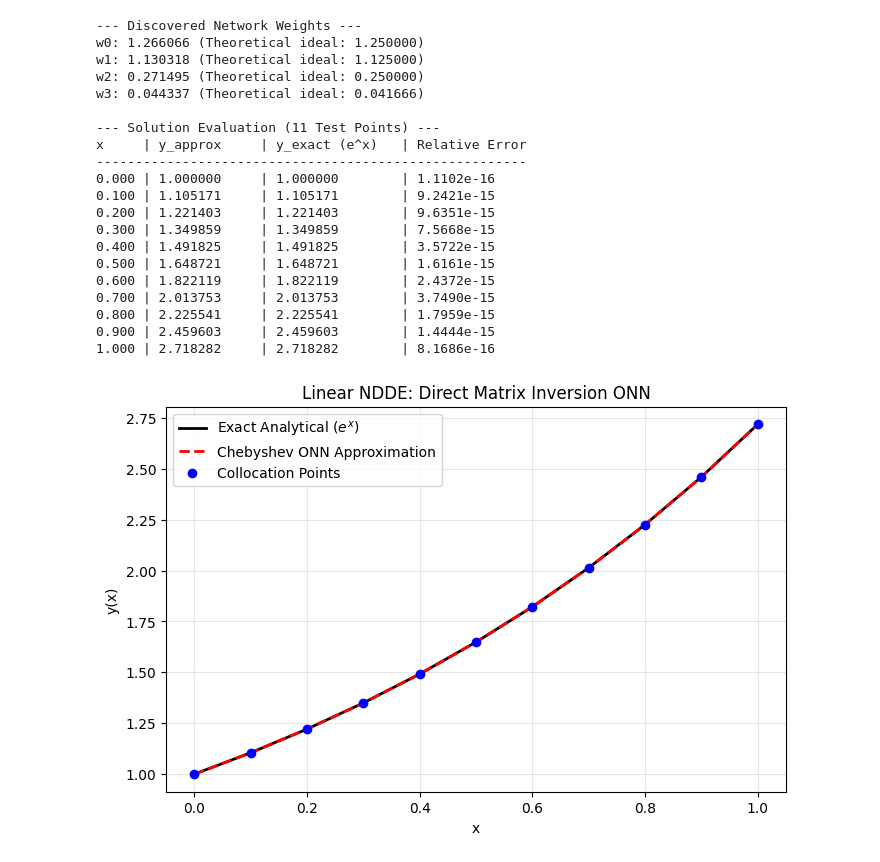
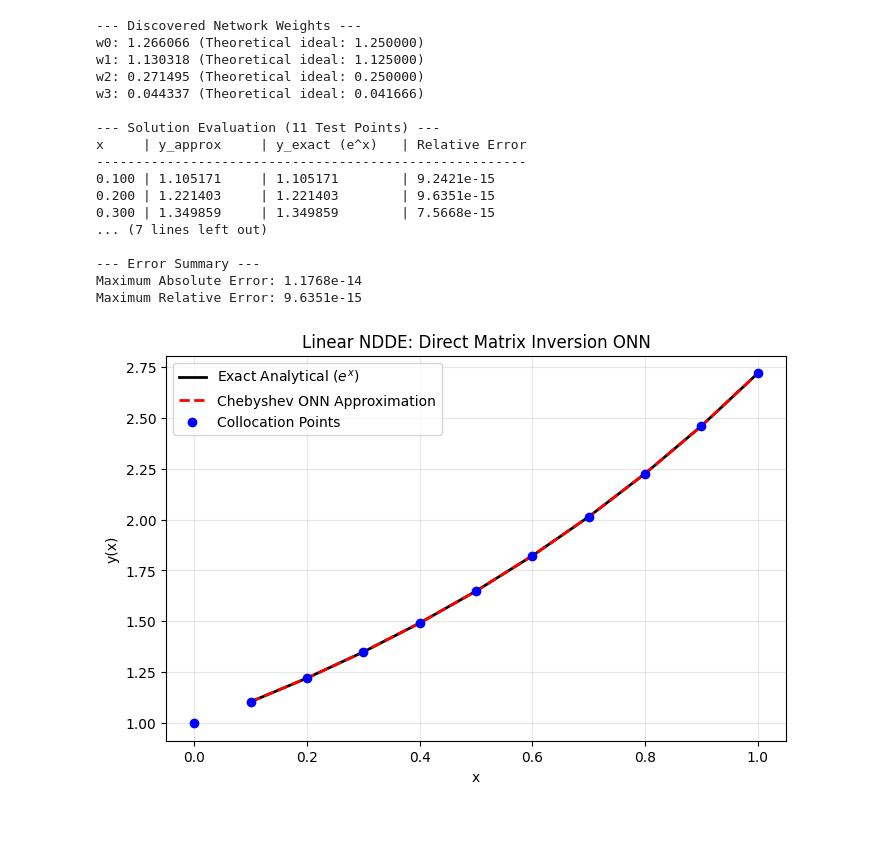
Before and after one commit to shahbaz11-arch/NNDDE, a Jupyter notebook: Problem_1.ipynb, the cells around one changed output. Saved outputs shown, nothing was run; the diff lists cells and outputs as text; code cells hidden in the pictures; blank space fills up the shorter version.

```diff
--- a/Problem_1.ipynb
+++ b/Problem_1.ipynb
@@ -92,7 +92,7 @@ print("\n--- Solution Evaluation (11 Test Points) ---")
 print(f"{'x':<5} | {'y_approx':<12} | {'y_exact (e^x)':<15} | {'Relative Error':<15}")
 print("-" * 55)
 
-x_eval = torch.linspace(0, 1, 11, dtype=torch.float64)
+x_eval = torch.linspace(0.1, 1, 10, dtype=torch.float64)
 T_eval, _ = get_chebyshev_basis(x_eval, N_POLYS)
 
 # Calculate approximate and exact solutions
@@ -107,42 +107,64 @@ for i in range(len(x_eval)):
     exact_val = y_exact[i].item()
     error_val = rel_errors[i].item()
 
     print(f"{x_val:<5.3f} | {approx_val:<12.6f} | {exact_val:<15.6f} | {error_val:<15.4e}")
 
+# ==========================================
+# Calculate and Print Maximum Errors
+# ==========================================
+
+# 1. Calculate Maximum Absolute Error
+abs_errors = torch.abs(y_approx - y_exact)
+max_abs_err = torch.max(abs_errors).item()
+
+# 2. Calculate Maximum Relative Error (safely handling division by zero)
+rel_errors = torch.zeros_like(x_eval)
+for i in range(len(x_eval)):
+    if y_exact[i] == 0.0:
+        rel_errors[i] = abs_errors[i]  # Fallback to absolute error if exact is 0
+    else:
+        rel_errors[i] = abs_errors[i] / torch.abs(y_exact[i])
+
+max_rel_err = torch.max(rel_errors).item()
+
+# 3. Print Results
+print("\n--- Error Summary ---")
+print(f"Maximum Absolute Error: {max_abs_err:.4e}")
+print(f"Maximum Relative Error: {max_rel_err:.4e}")
+
+
+
 # Visualization
 plt.figure(figsize=(8, 5))
 plt.plot(x_eval.numpy(), y_exact.numpy(), 'k-', linewidth=2, label='Exact Analytical ($e^x$)')
 plt.plot(x_eval.numpy(), y_approx.numpy(), 'r--', linewidth=2, label='Chebyshev ONN Approximation')
 plt.scatter(points_colloc.numpy(), (get_chebyshev_basis(points_colloc, N_POLYS)[0] @ weights).flatten().numpy(),
             color='blue', zorder=5, label='Collocation Points')
 plt.title("Linear NDDE: Direct Matrix Inversion ONN")
 plt.xlabel("x")
 plt.ylabel("y(x)")
 plt.legend()
 plt.grid(True, alpha=0.3)
 plt.show()
 # %% [output]
 --- Discovered Network Weights ---
 w0: 1.266066 (Theoretical ideal: 1.250000)
 w1: 1.130318 (Theoretical ideal: 1.125000)
 w2: 0.271495 (Theoretical ideal: 0.250000)
 w3: 0.044337 (Theoretical ideal: 0.041666)
 
 --- Solution Evaluation (11 Test Points) ---
 x     | y_approx     | y_exact (e^x)   | Relative Error
 -------------------------------------------------------
-0.000 | 1.000000     | 1.000000        | 1.1102e-16
 0.100 | 1.105171     | 1.105171        | 9.2421e-15
 0.200 | 1.221403     | 1.221403        | 9.6351e-15
 0.300 | 1.349859     | 1.349859        | 7.5668e-15
-0.400 | 1.491825     | 1.491825        | 3.5722e-15
-0.500 | 1.648721     | 1.648721        | 1.6161e-15
-0.600 | 1.822119     | 1.822119        | 2.4372e-15
-0.700 | 2.013753     | 2.013753        | 3.7490e-15
-0.800 | 2.225541     | 2.225541        | 1.7959e-15
-0.900 | 2.459603     | 2.459603        | 1.4444e-15
-1.000 | 2.718282     | 2.718282        | 8.1686e-16
+... (7 lines left out)
+
+--- Error Summary ---
+Maximum Absolute Error: 1.1768e-14
+Maximum Relative Error: 9.6351e-15
-[figure, old version]
+[figure, new version]
 # %%
 #Problem--1 (Hermite)
 import torch
```
Also changed, not shown: parts of 2 cells of this notebook.
